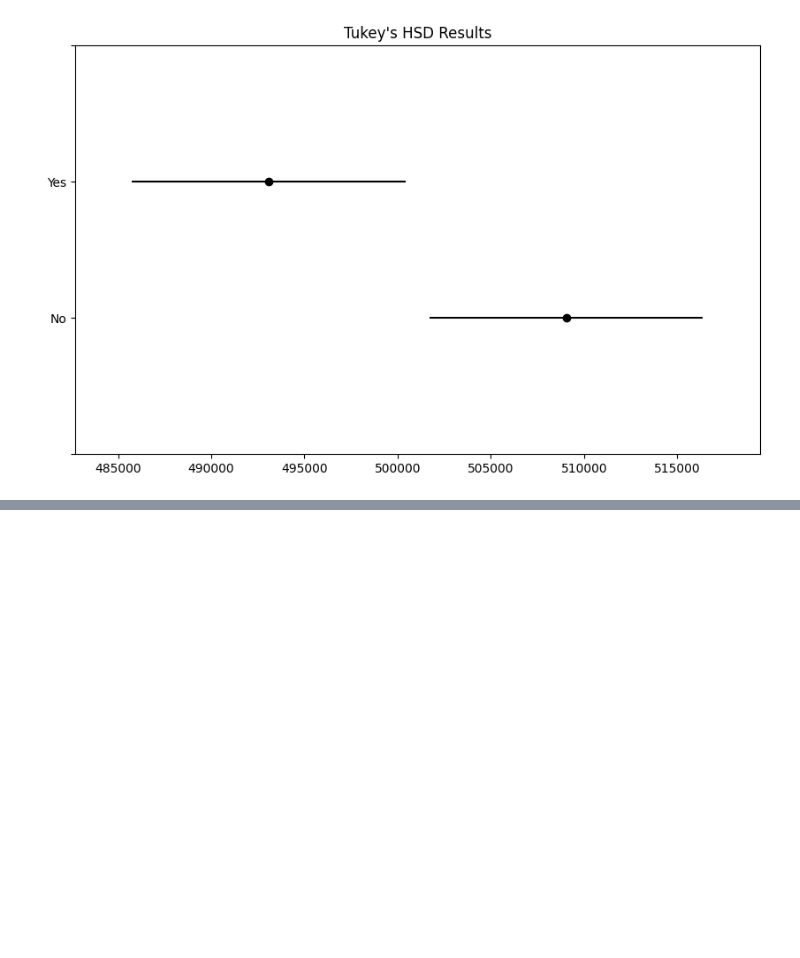
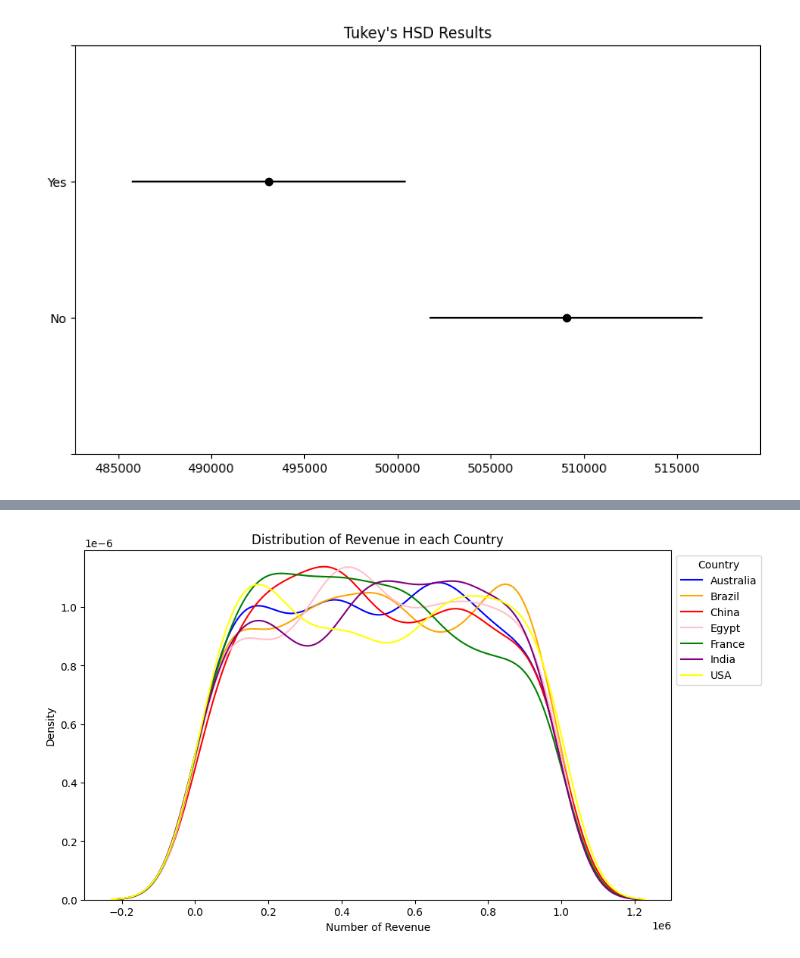
Before and after one commit to Mirai-Kuma/DSProject, a Jupyter notebook: Tourism_REAL.ipynb, the cells around one changed output, grey strips where cells are left out. Drawn from its saved outputs; the diff is of its cells as text; code cells hidden in the pictures; blank space fills up the shorter version.

```diff
--- a/Tourism_REAL.ipynb
+++ b/Tourism_REAL.ipynb
@@ -602,0 +656,18 @@ group1 group2   meandiff  p-adj    lower      upper    reject
+# %%
+plt.figure(figsize=(10, 6))
+
+sns.kdeplot(tour[tour['Country']=='Australia']['Revenue'], color='blue', label='Australia')
+sns.kdeplot(tour[tour['Country']=='Brazil']['Revenue'], color='orange', label='Brazil')
+sns.kdeplot(tour[tour['Country']=='China']['Revenue'], color='red', label='China')
+sns.kdeplot(tour[tour['Country']=='Egypt']['Revenue'], color='pink', label='Egypt')
+sns.kdeplot(tour[tour['Country']=='France']['Revenue'], color='green', label='France')
+sns.kdeplot(tour[tour['Country']=='India']['Revenue'], color='purple', label='India')
+sns.kdeplot(tour[tour['Country']=='United States of America']['Revenue'], color='yellow', label='USA')
+
+plt.title('Distribution of Revenue in each Country')
+plt.xlabel('Number of Revenue')
+plt.ylabel('Density')
+plt.legend(title='Country', loc='upper left', bbox_to_anchor=(1, 1))
+plt.show()
+# %% [output]
+[figure, added]
```
Also changed, not shown: parts of 18 cells of this notebook.
